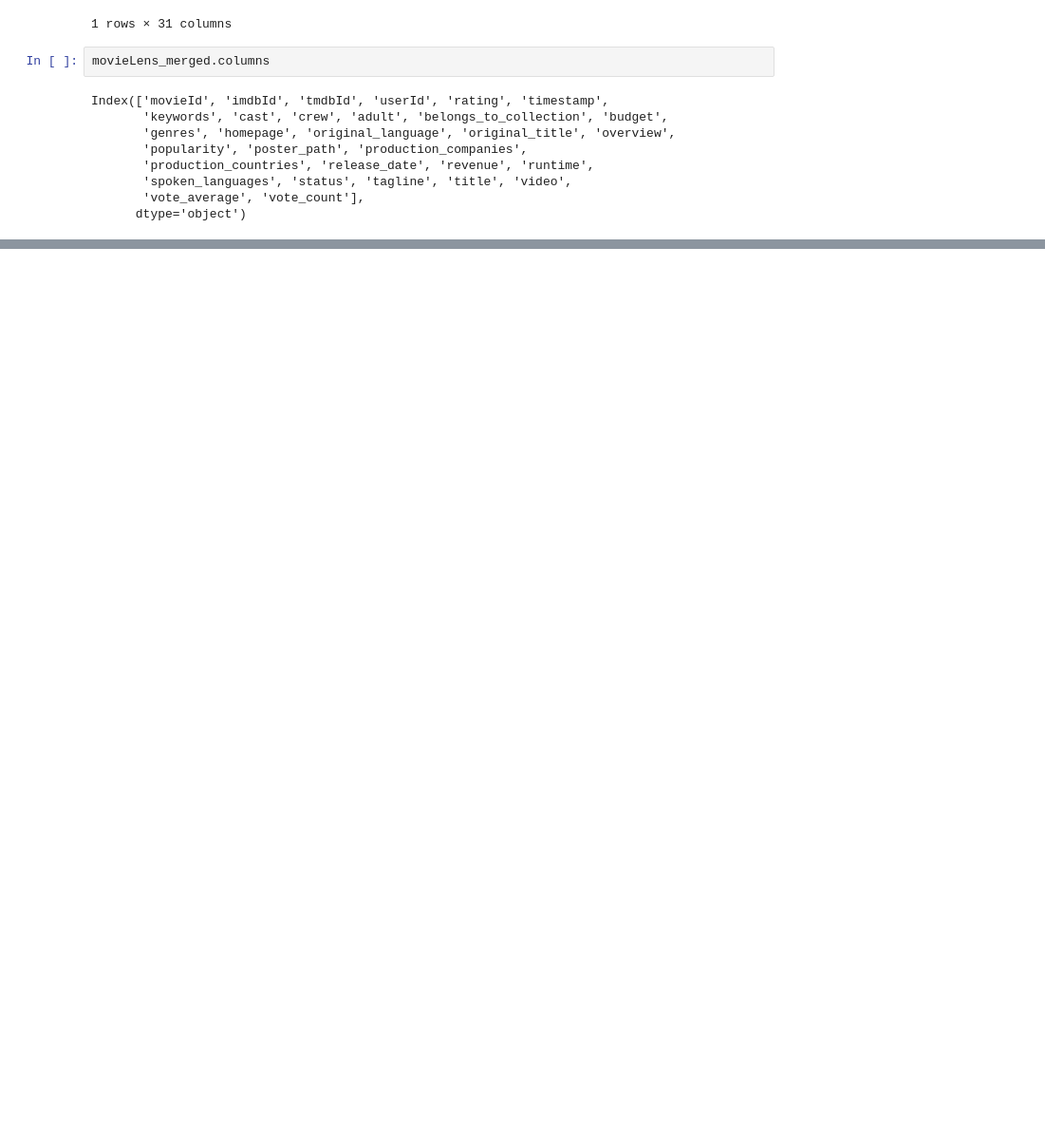
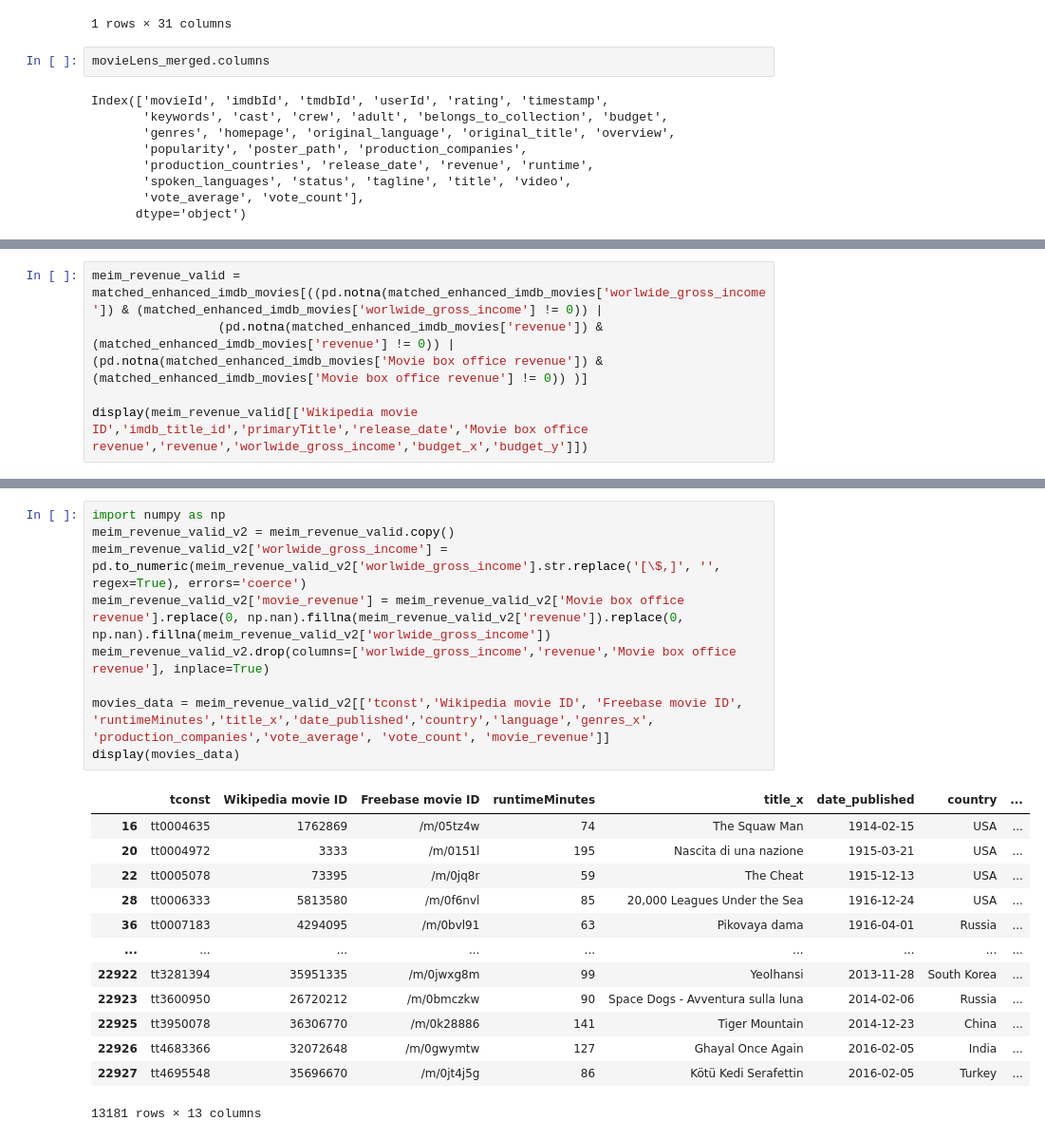
Before and after one commit to epfl-ada/ada-2023-project-crunchychicken, a Jupyter notebook: Dataframes_index.ipynb, the cells around one changed output, grey strips where cells are left out. Shown: that part at 95% size. Drawn from its saved outputs; the diff is of its cells as text; blank space fills up the shorter version.

```diff
--- a/Dataframes_index.ipynb
+++ b/Dataframes_index.ipynb
@@ -820,0 +859,5 @@ Index(['movieId', 'imdbId', 'tmdbId', 'userId', 'rating', 'timestamp',
+# %%
+meim_revenue_valid = matched_enhanced_imdb_movies[((pd.notna(matched_enhanced_imdb_movies['worlwide_gross_income']) & (matched_enhanced_imdb_movies['worlwide_gross_income'] != 0)) |
+                 (pd.notna(matched_enhanced_imdb_movies['revenue']) & (matched_enhanced_imdb_movies['revenue'] != 0)) | (pd.notna(matched_enhanced_imdb_movies['Movie box office revenue']) & (matched_enhanced_imdb_movies['Movie box office revenue'] != 0)) )]
+
+display(meim_revenue_valid[['Wikipedia movie ID','imdb_title_id','primaryTitle','release_date','Movie box office revenue','revenue','worlwide_gross_income','budget_x','budget_y']])
@@ -820,0 +878,23 @@ Index(['movieId', 'imdbId', 'tmdbId', 'userId', 'rating', 'timestamp',
+# %%
+import numpy as np
+meim_revenue_valid_v2 = meim_revenue_valid.copy()
+meim_revenue_valid_v2['worlwide_gross_income'] = pd.to_numeric(meim_revenue_valid_v2['worlwide_gross_income'].str.replace('[\$,]', '', regex=True), errors='coerce')
+meim_revenue_valid_v2['movie_revenue'] = meim_revenue_valid_v2['Movie box office revenue'].replace(0, np.nan).fillna(meim_revenue_valid_v2['revenue']).replace(0, np.nan).fillna(meim_revenue_valid_v2['worlwide_gross_income'])
+meim_revenue_valid_v2.drop(columns=['worlwide_gross_income','revenue','Movie box office revenue'], inplace=True)
+
+movies_data = meim_revenue_valid_v2[['tconst','Wikipedia movie ID', 'Freebase movie ID', 'runtimeMinutes','title_x','date_published','country','language','genres_x', 'production_companies','vote_average', 'vote_count', 'movie_revenue']]
+display(movies_data)
+# %% [output]
+|  | tconst | Wikipedia movie ID | Freebase movie ID | runtimeMinutes | title_x | date_published | country | ... |
+| 16 | tt0004635 | 1762869 | /m/05tz4w | 74 | The Squaw Man | 1914-02-15 | USA | ... |
+| 20 | tt0004972 | 3333 | /m/0151l | 195 | Nascita di una nazione | 1915-03-21 | USA | ... |
+| 22 | tt0005078 | 73395 | /m/0jq8r | 59 | The Cheat | 1915-12-13 | USA | ... |
+| 28 | tt0006333 | 5813580 | /m/0f6nvl | 85 | 20,000 Leagues Under the Sea | 1916-12-24 | USA | ... |
+| 36 | tt0007183 | 4294095 | /m/0bvl91 | 63 | Pikovaya dama | 1916-04-01 | Russia | ... |
+| ... | ... | ... | ... | ... | ... | ... | ... | ... |
+| 22922 | tt3281394 | 35951335 | /m/0jwxg8m | 99 | Yeolhansi | 2013-11-28 | South Korea | ... |
+| 22923 | tt3600950 | 26720212 | /m/0bmczkw | 90 | Space Dogs - Avventura sulla luna | 2014-02-06 | Russia | ... |
+| 22925 | tt3950078 | 36306770 | /m/0k28886 | 141 | Tiger Mountain | 2014-12-23 | China | ... |
+| 22926 | tt4683366 | 32072648 | /m/0gwymtw | 127 | Ghayal Once Again | 2016-02-05 | India | ... |
+| 22927 | tt4695548 | 35696670 | /m/0jt4j5g | 86 | Kötü Kedi Serafettin | 2016-02-05 | Turkey | ... |
+13181 rows × 13 columns
```
Also changed, not shown: parts of 14 cells of this notebook.
